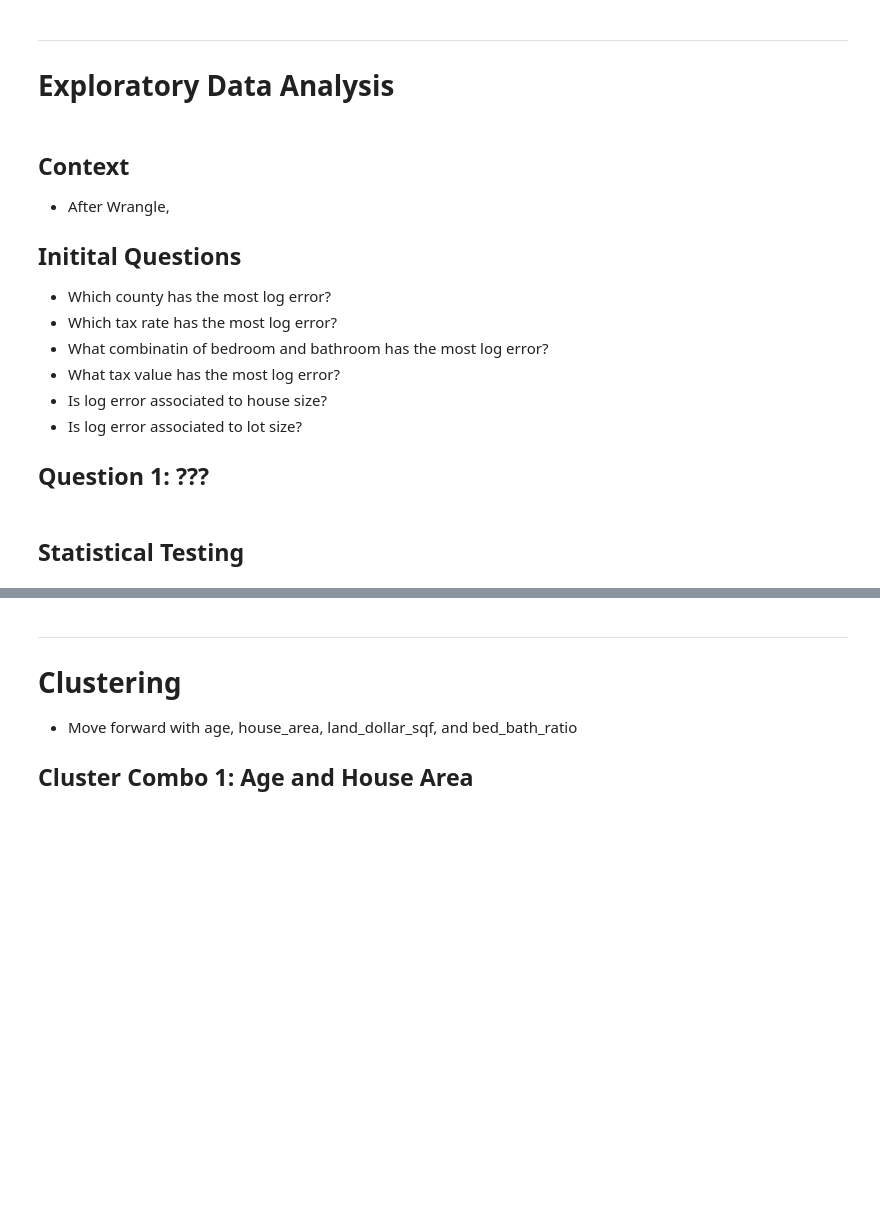
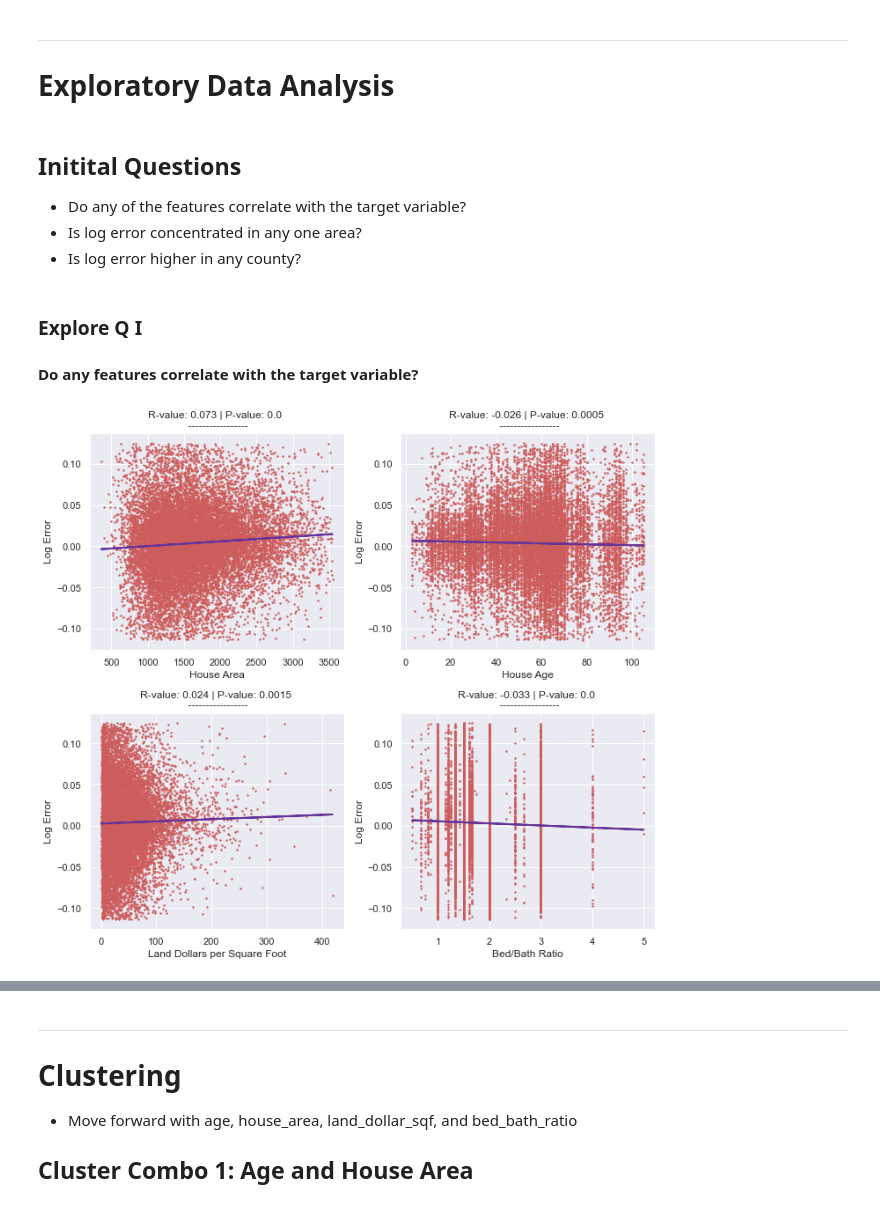
Before and after one commit to HopperTeam6/Zillow_Clustering_Project, a Jupyter notebook: zillow_clustering_report.ipynb, the cells around one changed output, grey strips where cells are left out. Drawn from its saved outputs; the diff is of its cells as text; code cells hidden in the pictures; blank space fills up the shorter version.

Commit message:
commit explore

```diff
--- a/zillow_clustering_report.ipynb
+++ b/zillow_clustering_report.ipynb
@@ -79,17 +80,14 @@ df, train, validate, test, train_scaled, validate_scaled, test_scaled = prepare.
 
 # Exploratory Data Analysis
 # %% [markdown]
-## Context
-- After Wrangle,
-
 ## Initital Questions
-- Which county has the most log error?
-- Which tax rate has the most log error?
-- What combinatin of bedroom and bathroom has the most log error?
-- What tax value has the most log error?
-- Is log error associated to house size?
-- Is log error associated to lot size?
-
-## Question 1: ???
+* Do any of the features correlate with the target variable?
+* Is log error concentrated in any one area?
+* Is log error higher in any county?
-# %% [markdown]
-## Statistical Testing
+# %% [markdown]
+### Explore Q I
+#### Do any features correlate with the target variable?
+# %%
+explore.display_correlations_z(train)
+# %% [output]
+[figure, added]
```
Also changed, not shown: parts of 43 cells of this notebook.
